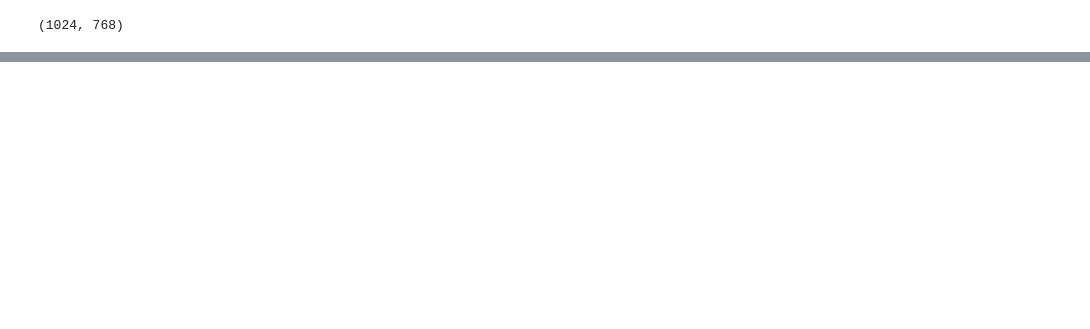
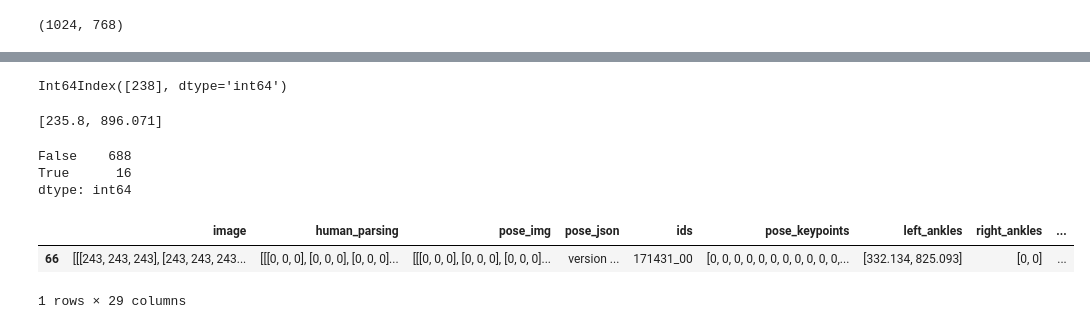
Before and after one commit to mShaldzhiyan/test_task_big, a Jupyter notebook: main.ipynb, the cells around one changed output, grey strips where cells are left out. Drawn from its saved outputs; the diff is of its cells as text; code cells hidden in the pictures; blank space fills up the shorter version.

Commit message:
add noankles

```diff
--- a/main.ipynb
+++ b/main.ipynb
@@ -254,7 +260,7 @@ df['mask_right_ankle'] = [mask_from_point(a) for a in df.right_ankles_anchors]
 # %%
 tqdm._instances.clear()
 mask_shorts_ankles = Parallel(n_jobs=-1)(
-    delayed(convex_hull_image)(a + b + c) for a, b, c in tqdm(zip(df.mask_shorts, df.mask_left_ankle, df.mask_right_ankle))
+    delayed(convex_hull_image)(a + b + c) for a, b, c in tqdm(zip(df.mask_shorts_clean, df.mask_left_ankle, df.mask_right_ankle))
 )
 # %%
 df['mask_shorts_ankles'] = mask_shorts_ankles
@@ -354,0 +341,4 @@ Index(['image', 'human_parsing', 'pose_img', 'pose_json', 'ids',
+# %%
+get_by_id(df, '48370')
+# %% [output]
+Int64Index([238], dtype='int64')
@@ -354,0 +347,14 @@ Index(['image', 'human_parsing', 'pose_img', 'pose_json', 'ids',
+# %%
+df.left_ankles[0]
+# %% [output]
+[235.8, 896.071]
+# %%
+# check if df.left_ankles value is equal [0, 0]
+noleftankle = df.left_ankles.apply(lambda x: x == [0,0])
+norightankle = df.right_ankles.apply(lambda x: x == [0,0])
+noankles = noleftankle + norightankle
+noankles.value_counts()
+# %% [output]
+False    688
+True      16
+dtype: int64
@@ -355 +363,8 @@ Index(['image', 'human_parsing', 'pose_img', 'pose_json', 'ids',
+# %%
+df_noankles = df[noankles]
+df_noankles.head(1)
+# %% [output]
+|  | image | human_parsing | pose_img | pose_json | ids | pose_keypoints | left_ankles | right_ankles | ... |
+| 66 | [[[243, 243, 243], [243, 243, 243... | [[[0, 0, 0], [0, 0, 0], [0, 0, 0]... | [[[0, 0, 0], [0, 0, 0], [0, 0, 0]... | version ... | 171431_00 | [0, 0, 0, 0, 0, 0, 0, 0, 0, 0, 0,... | [332.134, 825.093] | [0, 0] | ... |
+1 rows × 29 columns
 # %%
```
Also changed, not shown: parts of 21 cells of this notebook, 1 other file.
